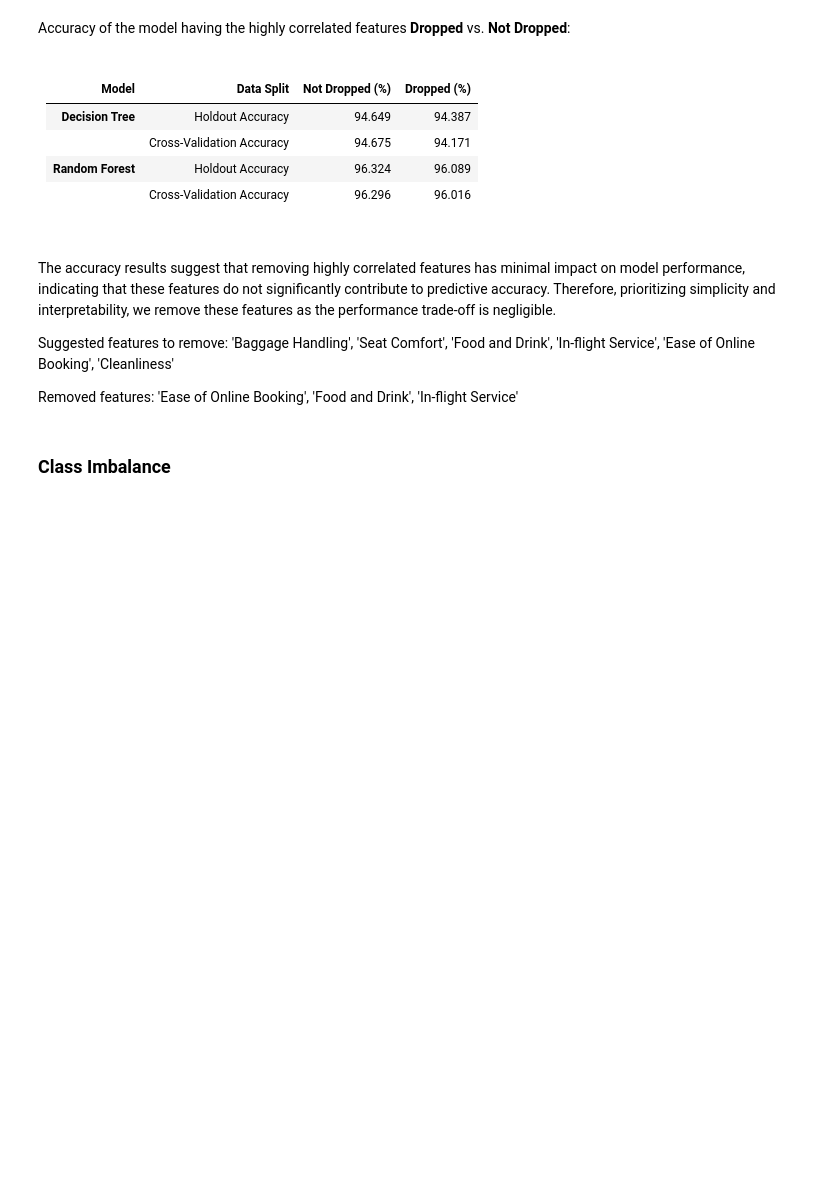
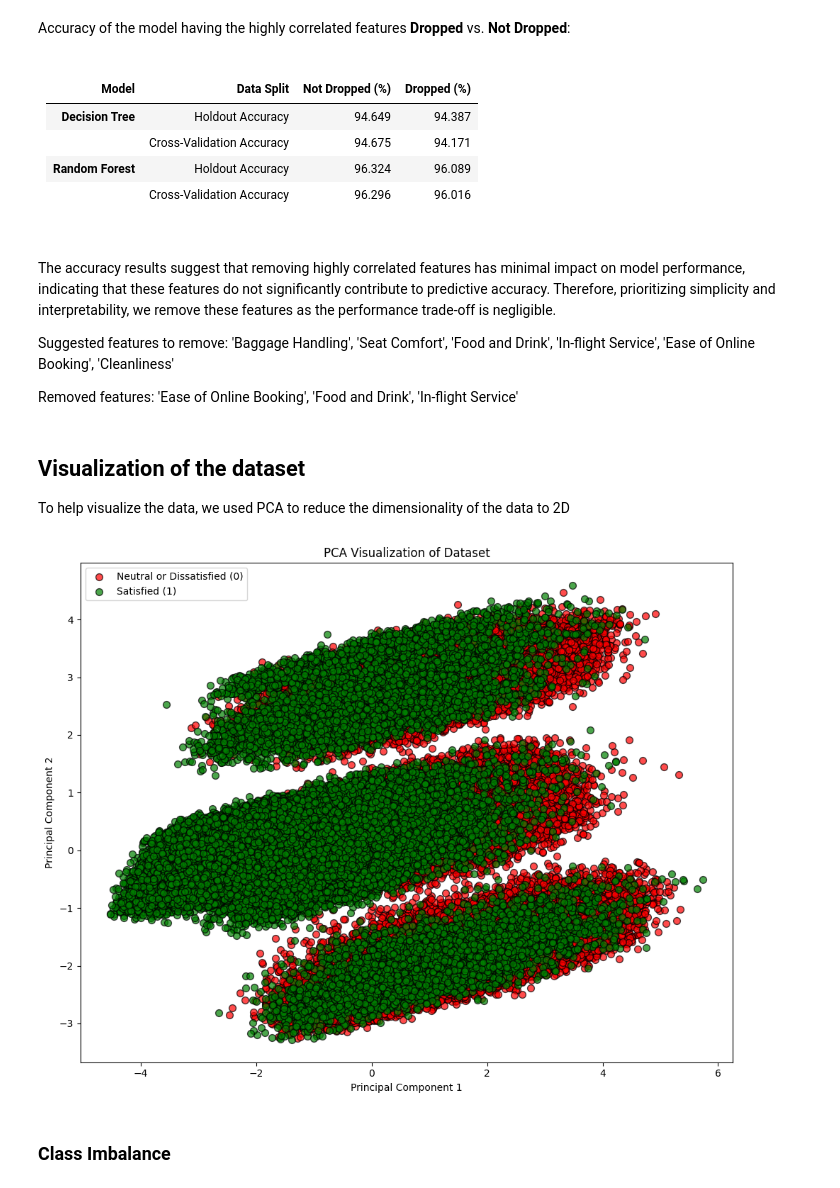
Before and after one commit to seblessa/XAI, a Jupyter notebook: marta.ipynb, the cells around one changed output. Cells and saved outputs as stored; diff of their text form; code cells hidden in the pictures; blank space fills up the shorter version.

```diff
--- a/marta.ipynb
+++ b/marta.ipynb
@@ -121,6 +121,16 @@ The accuracy results suggest that removing highly correlated features has minima
 Suggested features to remove: 'Baggage Handling', 'Seat Comfort', 'Food and Drink', 'In-flight Service', 'Ease of Online Booking', 'Cleanliness'
 
 Removed features: 'Ease of Online Booking', 'Food and Drink', 'In-flight Service'
+# %% [markdown]
+## Visualization of the dataset
+To help visualize the data, we used PCA to reduce the dimensionality of the data to 2D
+# %%
+X = df.drop(columns=["Satisfaction"])
+y = df["Satisfaction"]
+
+utils.visualize_data_with_pca(X, y)
+# %% [output]
+[figure, added]
 # %% [markdown]
 ### Class Imbalance
 # %%
```
Also changed, not shown: parts of 14 cells of this notebook, 1 other file.
